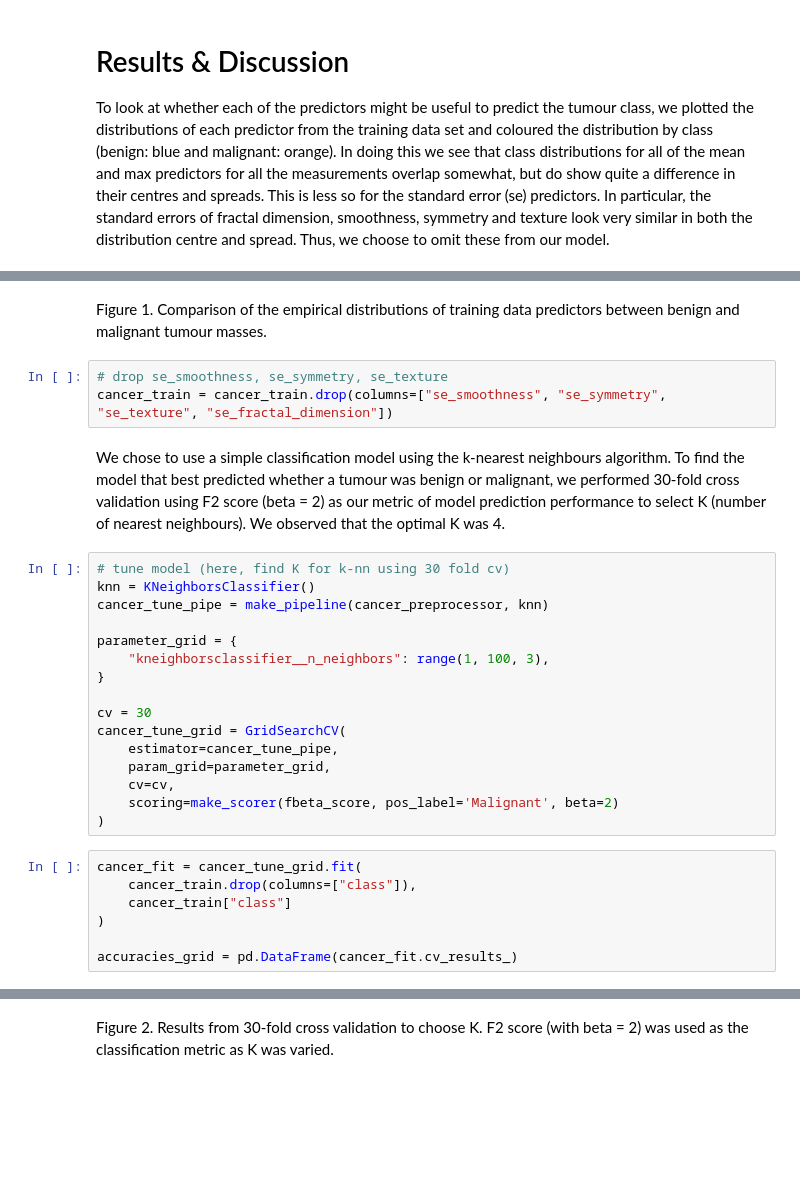
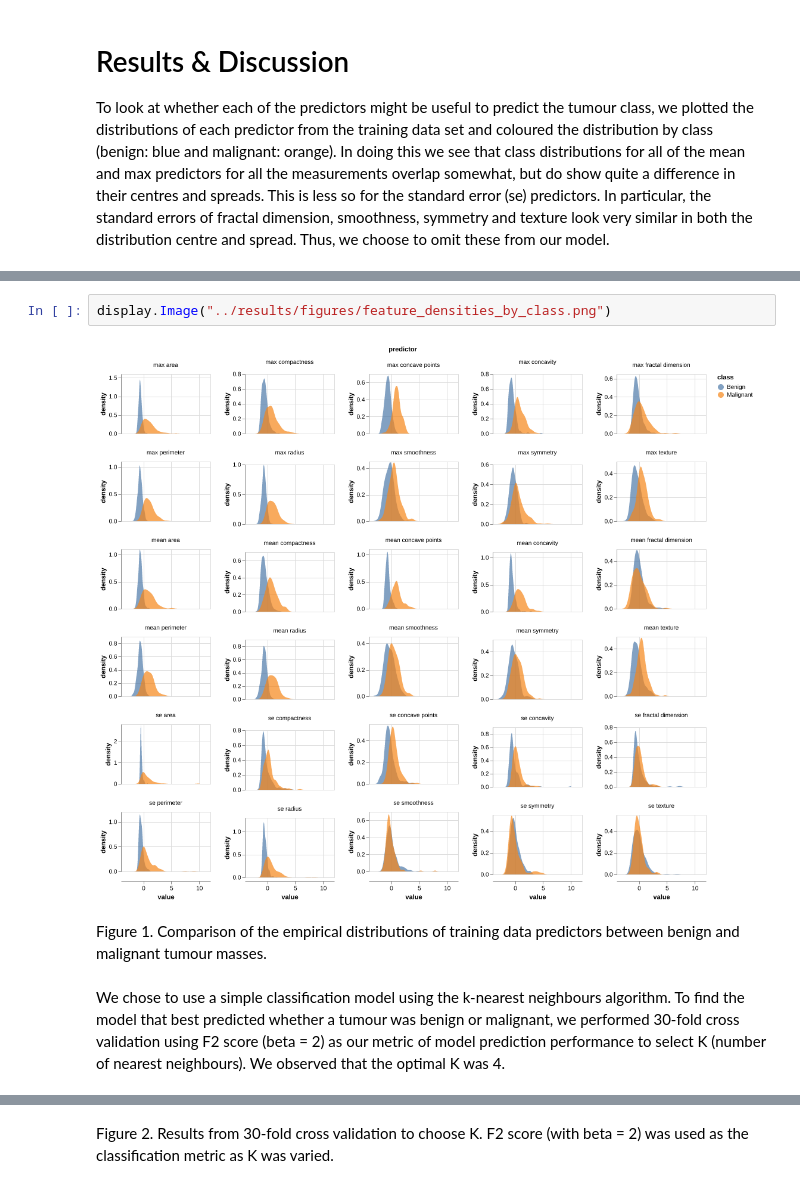
Before and after one commit to FixML/breast_cancer_predictor_py, a Jupyter notebook: src/breast_cancer_predictor_report.ipynb, the cells around one changed output, grey strips where cells are left out. Cells and saved outputs as stored; diff of their text form; blank space fills up the shorter version.

```diff
--- a/src/breast_cancer_predictor_report.ipynb
+++ b/src/breast_cancer_predictor_report.ipynb
@@ -163,30 +31,8 @@ alt.Chart(cancer_train_melted, width=150, height=100).transform_density(
+# %%
+display.Image("../results/figures/feature_densities_by_class.png")
+# %% [output]
+[figure, added]
 # %% [markdown]
 Figure 1. Comparison of the empirical distributions of training data predictors between benign and malignant tumour masses.
-# %%
-# drop se_smoothness, se_symmetry, se_texture
-cancer_train = cancer_train.drop(columns=["se_smoothness", "se_symmetry", "se_texture", "se_fractal_dimension"])
 # %% [markdown]
 We chose to use a simple classification model using the k-nearest neighbours algorithm. To find the model that best predicted whether a tumour was benign or malignant, we performed 30-fold cross validation using F2 score (beta = 2) as our metric of model prediction performance to select K (number of nearest neighbours). We observed that the optimal K was 4.
-# %%
-# tune model (here, find K for k-nn using 30 fold cv)
-knn = KNeighborsClassifier()
-cancer_tune_pipe = make_pipeline(cancer_preprocessor, knn)
-
-parameter_grid = {
-    "kneighborsclassifier__n_neighbors": range(1, 100, 3),
-}
-
-cv = 30
-cancer_tune_grid = GridSearchCV(
-    estimator=cancer_tune_pipe,
-    param_grid=parameter_grid,
-    cv=cv,
-    scoring=make_scorer(fbeta_score, pos_label='Malignant', beta=2)
-)
-# %%
-cancer_fit = cancer_tune_grid.fit(
-    cancer_train.drop(columns=["class"]),
-    cancer_train["class"]
-)
-
-accuracies_grid = pd.DataFrame(cancer_fit.cv_results_)
```
Also changed, not shown: parts of 15 cells of this notebook, 3 other files.
